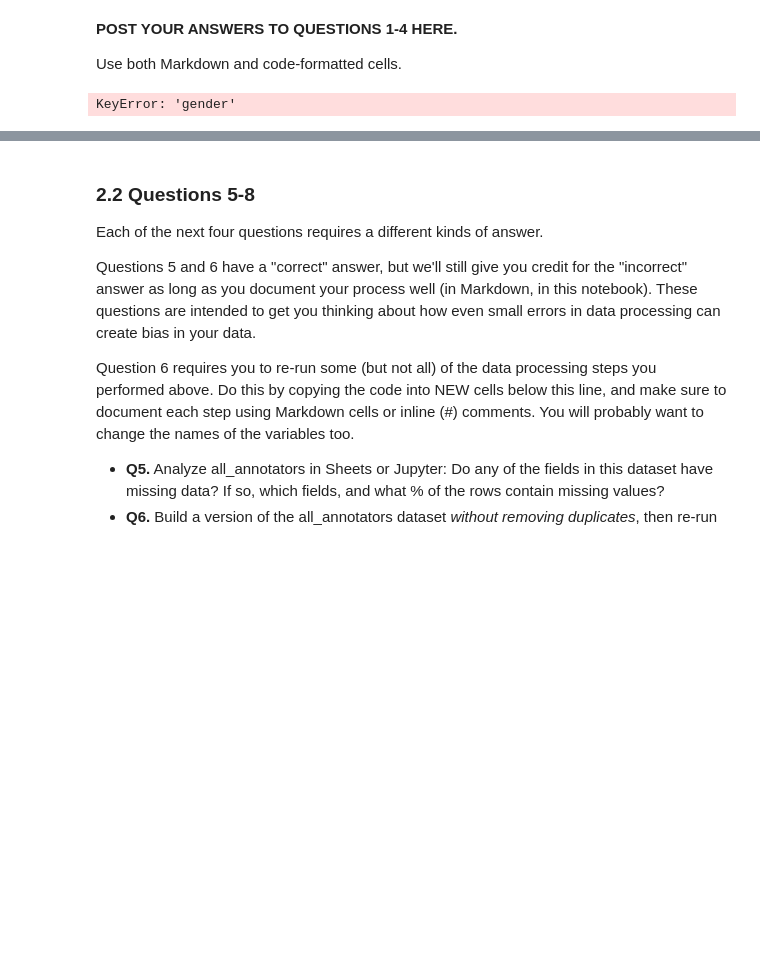
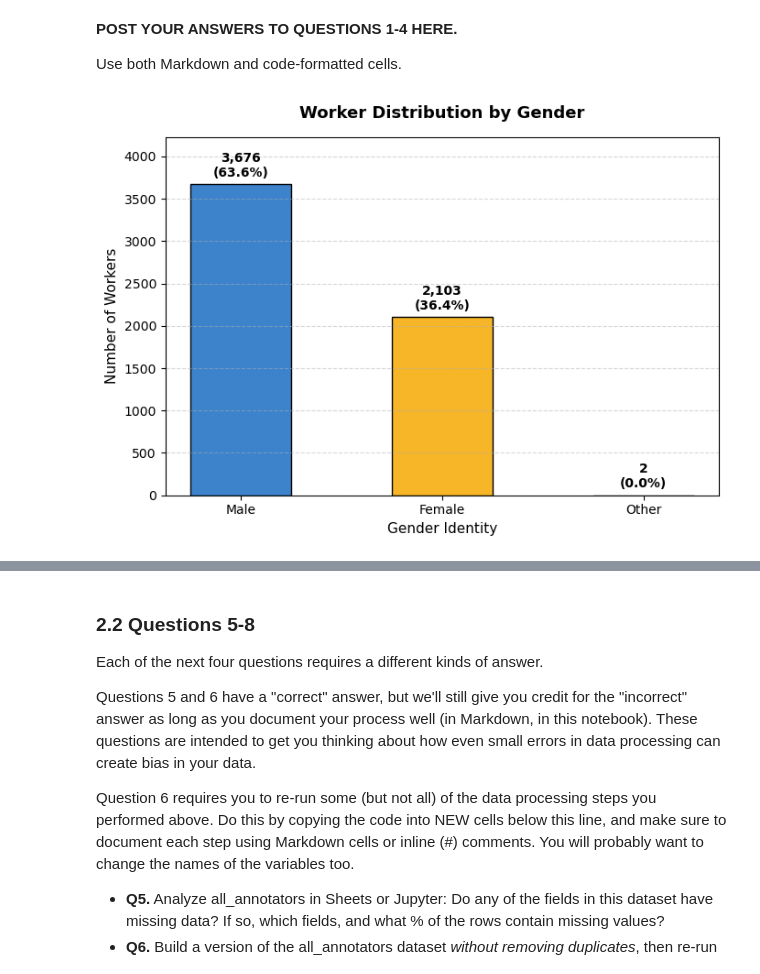
Before and after one commit to annieh04/hcde-410, a Jupyter notebook: A2/hcde410-a2.ipynb, the cells around one changed output, grey strips where cells are left out. Drawn from its saved outputs; the diff is of its cells as text; code cells hidden in the pictures; blank space fills up the shorter version.

```diff
--- a/A2/hcde410-a2.ipynb
+++ b/A2/hcde410-a2.ipynb
@@ -418,20 +416,58 @@ If you *do not know* how to create tables in Python, you can use Excel or anothe
 **POST YOUR ANSWERS TO QUESTIONS 1-4 HERE.**
 
 Use both Markdown and code-formatted cells.
-# %%
-#Q1
-import pandas as pd
-
-# 1. Load the worker demographics file
-df = pd.read_csv("a2_all_annotator_demographics.csv", sep="\t")
-
-# 2. Compute count and percentage
-gender_counts = df["gender"].value_counts(dropna=False)
-gender_pct = df["gender"].value_counts(normalize=True, dropna=False) * 100
-
-# 3. Combine into a nice summary table
-gender_table = pd.DataFrame({"Count": gender_counts, "Percentage (%)": gender_pct.round(2)})
-
-gender_table
-# %% [output]
-KeyError: 'gender'
+# %%
+#Q1 code
+import matplotlib.pyplot as plt
+import pandas as pd
+
+# 1. Load the dataset
+df = pd.read_csv("a2_all_annotator_demographics.csv")
+
+# 2. Calculate counts and percentages
+gender_counts = df["gender"].value_counts(dropna=False)
+gender_percentages = df["gender"].value_counts(normalize=True, dropna=False) * 100
+
+# Clean up label names (capitalize and label missing values clearly)
+labels = [
+    str(cat).capitalize() if pd.notna(cat) else "Not Reported"
+    for cat in gender_counts.index
+]
+
+# 3. Create the bar chart
+plt.figure(figsize=(7, 5))
+colors = ["#3d83cc", "#f7b628"][: len(gender_counts)]
+
+bars = plt.bar(
+    labels,
+    gender_counts.values,
+    color=colors,
+    edgecolor="black",
+    width=0.5,
+)
+
+# Add counts and percentages directly above each bar
+for bar, pct, count in zip(bars, gender_percentages.values, gender_counts.values):
+    plt.text(
+        bar.get_x() + bar.get_width() / 2,
+        bar.get_height() + (max(gender_counts.values) * 0.015),
+        f"{count:,}\n({pct:.1f}%)",
+        ha="center",
+        va="bottom",
+        fontsize=10,
+        fontweight="bold",
+    )
+
+# Formatting
+plt.title(
+    "Worker Distribution by Gender", fontsize=13, fontweight="bold", pad=15
+)
+plt.ylabel("Number of Workers", fontsize=11)
+plt.xlabel("Gender Identity", fontsize=11)
+plt.ylim(0, max(gender_counts.values) * 1.15)  # breathing room for data labels
+plt.grid(axis="y", linestyle="--", alpha=0.5)
+
+plt.tight_layout()
+plt.show()
+# %% [output]
+[figure, added]
```
Also changed, not shown: parts of 8 cells of this notebook.
